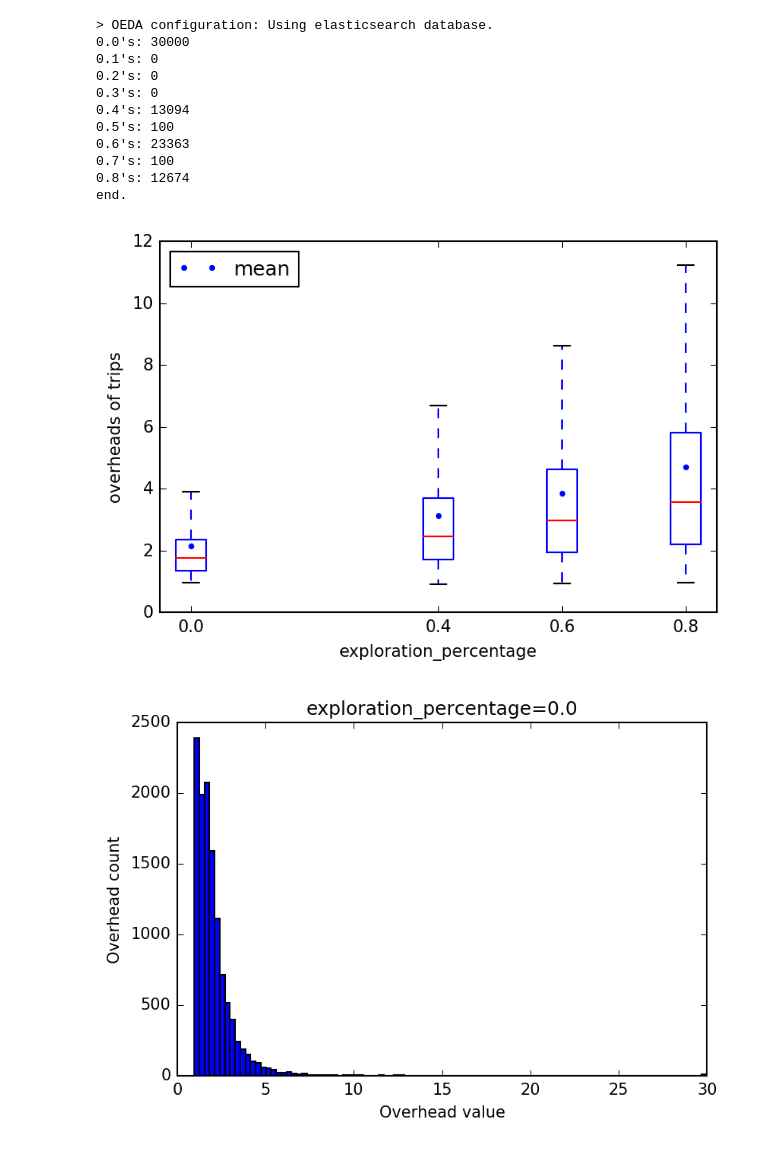
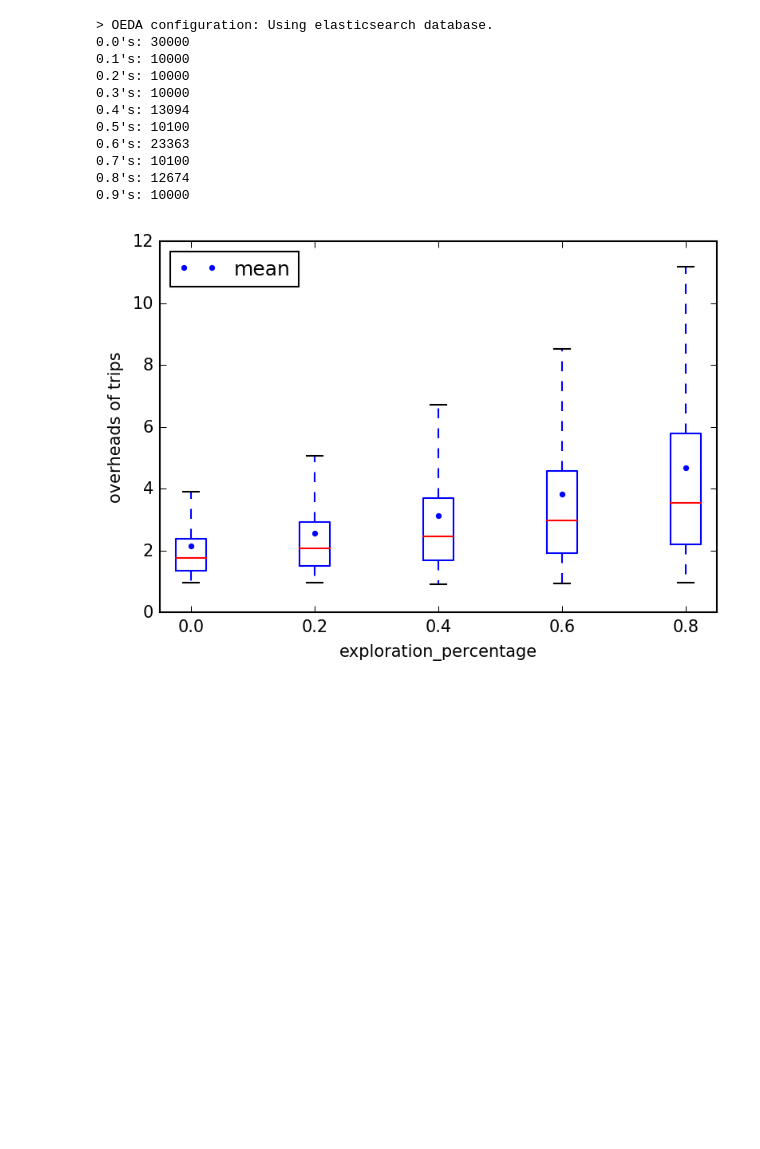
Before and after one commit to Starofall/RTX, a Jupyter notebook: analysis_exploration_percentage.ipynb, the cells around one changed output. Drawn from its saved outputs; the diff is of its cells as text; code cells hidden in the pictures; blank space fills up the shorter version.

```diff
--- a/analysis_exploration_percentage.ipynb
+++ b/analysis_exploration_percentage.ipynb
@@ -14,61 +14,59 @@ results = db().get_all_data_points()
 res = {}
 data = {}
 knobs = {}
-for i in range(9):
+for i in range(10):
     no = float("0."+str(i))
     res = [r for r in results if r[1][knob]==no]
     data[i] = [r[0] for r in res]
     knobs[i] = [r[1] for r in res]
     print "0."+str(i)+"'s: " + str(len(data[i]))
-
-print "end."
 # %% [output]
 > OEDA configuration: Using elasticsearch database.
 0.0's: 30000
-0.1's: 0
-0.2's: 0
-0.3's: 0
+0.1's: 10000
+0.2's: 10000
+0.3's: 10000
 0.4's: 13094
-0.5's: 100
+0.5's: 10100
 0.6's: 23363
-0.7's: 100
+0.7's: 10100
 0.8's: 12674
-end.
+0.9's: 10000
 # %%
 import matplotlib.pyplot as plt
 from numpy import var, std, mean, median
 import matplotlib as mpl
 mpl.rc("savefig", dpi=150)
 
 y_key = 'overhead'
 
-sample_size = 12000
-keys = [0, 4, 6, 8]
+sample_size = 10000
+# keys = range(10)
+keys = [0, 2, 4, 6, 8]
 
 means = []
 all_data = []
 
 for i in keys:
     analysis_data = [r[y_key] for r in data[i]][:sample_size]
     all_data.append(analysis_data)
     means.append(mean(analysis_data))
 
 fig,ax = plt.subplots()
 ax.plot(keys,means, ".", label='mean')
 ax.boxplot(all_data, 0, '', positions=keys)
 plt.xticks(keys, ["0."+str(k) for k in keys])
 plt.legend(loc='best')
 plt.ylabel('overheads of trips')
-plt.xlabel('exploration_percentage')
+plt.xlabel(knob)
 plt.show()
 
-for i in range(len(all_data)):
-    plt.figure()
-    plt.hist(all_data[i], 100)
-    plt.ylabel('Overhead count')
-    plt.xlabel('Overhead value')
-    plt.title('exploration_percentage=' + "0."+str(keys[i]))
-    plt.show()
+# for i in range(len(all_data)):
+#     plt.figure()
+#     plt.hist(all_data[i], 100)
+#     plt.ylabel('Overhead count')
+#     plt.xlabel('Overhead value')
+#     plt.title(knob + '=' + "0."+str(keys[i]))
+#     plt.show()
 # %% [output]
-[figure, old version]
+[figure, new version]
-[figure, removed]
```
Also changed, not shown: parts of 4 cells of this notebook, 2 other files.
